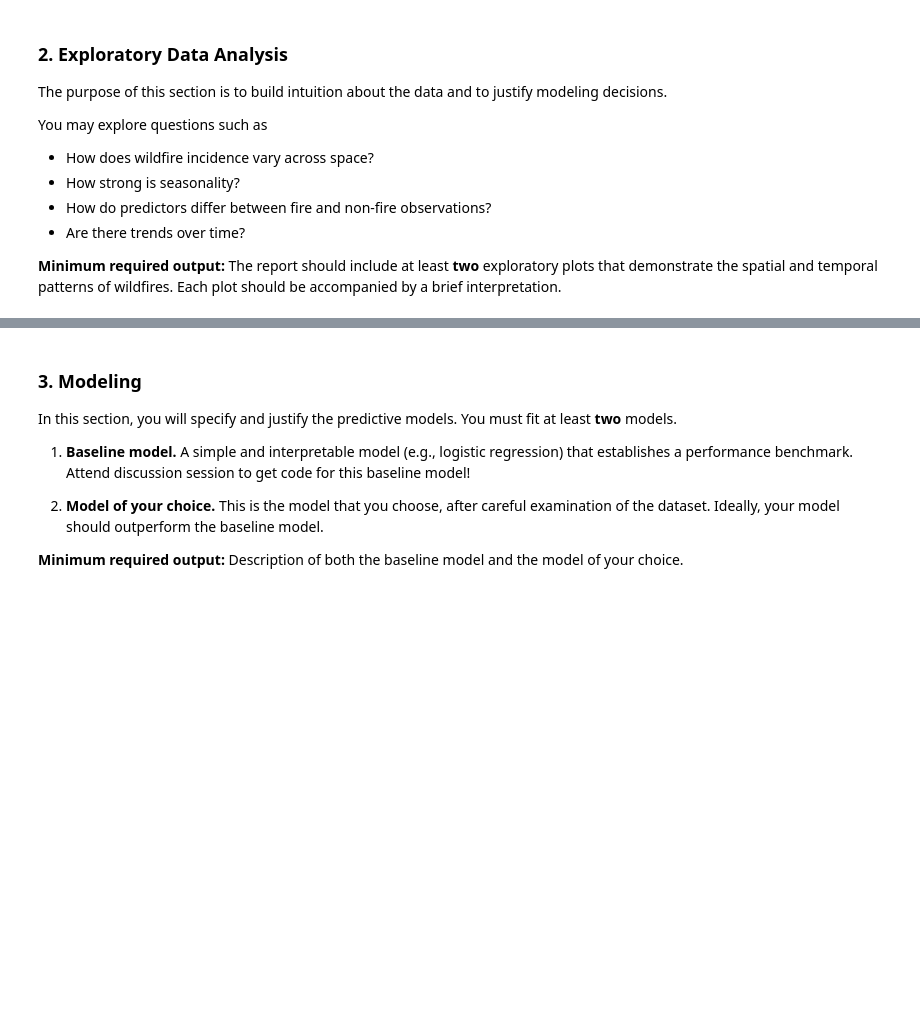
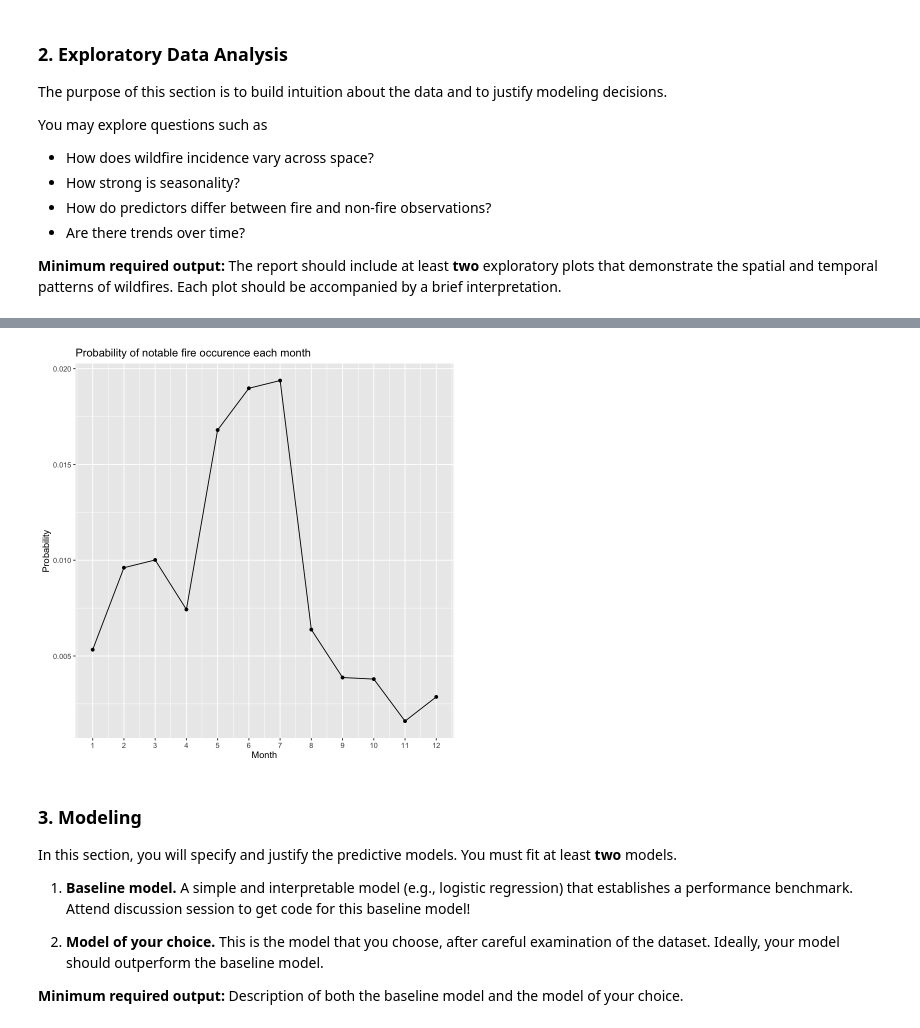
Before and after one commit to trinhhoangtrangthy-cpu/STA141AW26_Final_Project, a Jupyter notebook: Final_report_description.ipynb, the cells around one changed output, grey strips where cells are left out. Drawn from its saved outputs; the diff is of its cells as text; code cells hidden in the pictures; blank space fills up the shorter version.

```diff
--- a/Final_report_description.ipynb
+++ b/Final_report_description.ipynb
@@ -239,0 +304,8 @@ You may explore questions such as
+# %%
+eda_temporal <- panel_new |>
+    group_by(month) |>
+    summarise(
+         prob_next_fire = mean(y_next),
+        .groups = "drop")
+
+head(eda_temporal)
@@ -240,3 +322,13 @@ You may explore questions such as
+# %%
+ggplot(eda_temporal, aes(x = month, y = prob_next_fire)) +
+    geom_line() +
+    geom_point() +
+    scale_x_continuous(breaks = 1:12) +
+    labs(title = "Probability of notable fire occurence each month",
+         x = "Month",
+         y = "Probability")
+# %% [output]
+[figure, added]
 # %% [markdown]
 
 ### 3. Modeling
```
Also changed, not shown: parts of 10 cells of this notebook.
